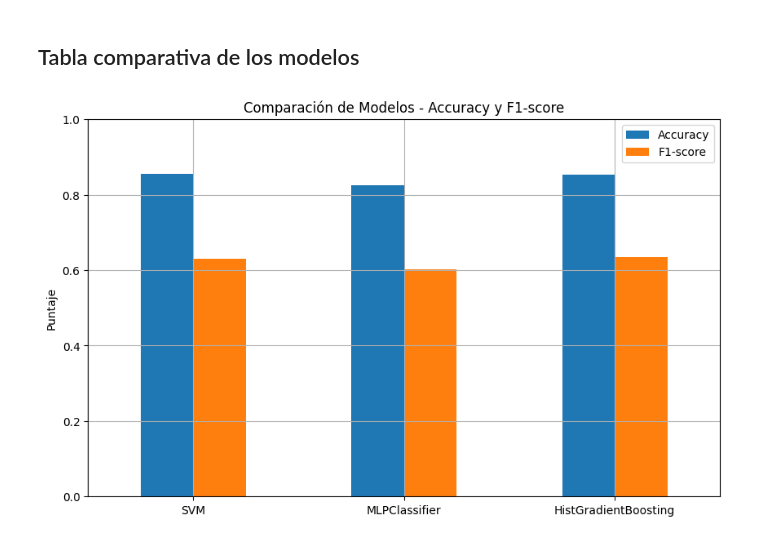
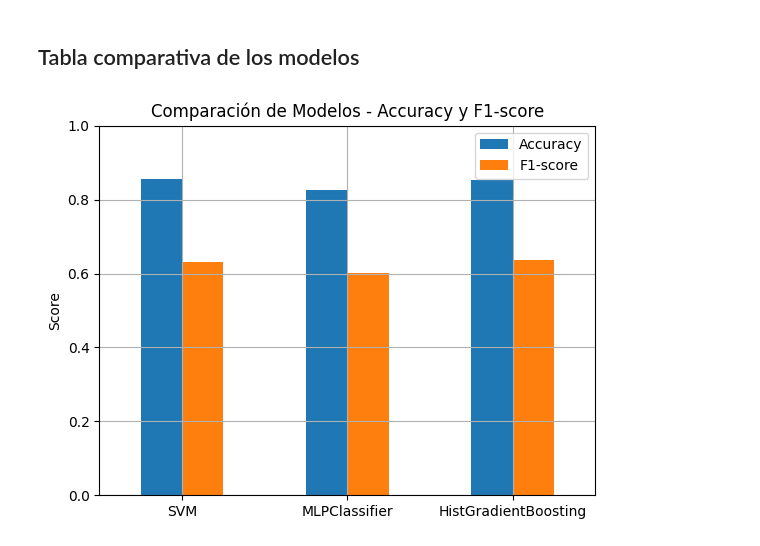
Before and after one commit to ruval195/Pattern_Recognition, a Jupyter notebook: Final_Proyect_Pattern_Recognition.ipynb, the cells around one changed output. Saved outputs shown, nothing was run; the diff lists cells and outputs as text; code cells hidden in the pictures.

```diff
--- a/Final_Proyect_Pattern_Recognition.ipynb
+++ b/Final_Proyect_Pattern_Recognition.ipynb
@@ -46,52 +47,43 @@ weatherAUS.csv.2    100%[===================>]  13.44M  64.1MB/s    in 0.2s
 # %% [markdown]
 ## Preprocesamiento de datos
 # %%
-
-# 1. Reducimos tamaño para rapidez
 df = df.sample(50000, random_state=42)
 
-# 2. Eliminamos columnas poco útiles
+# Eliminamos columnas inecesarias
 df = df.drop(['Date', 'Location'], axis=1)
 
-# 3. Quitamos filas con datos faltantes
+# Quitamos los N/A
 df = df.dropna()
-
-# 4. Separamos variables de entrada (X) y salida (y)
 X = df.drop('RainTomorrow', axis=1)
 y = df['RainTomorrow'].map({'No': 0, 'Yes': 1})
 
-# 5. Detectamos columnas numéricas y categóricas
+# Dividimos columnas numéricas y categóricas para procesarlas
 num_cols = X.select_dtypes(include=['float64', 'int64']).columns.tolist()
 cat_cols = X.select_dtypes(include=['object']).columns.tolist()
 
-# 6. Creamos un preprocesador
+# Preprocesacion
 preprocessor = ColumnTransformer([
     ('num', StandardScaler(), num_cols),
     ('cat', OneHotEncoder(handle_unknown='ignore'), cat_cols)
 ])
 
-# 7. Dividimos en entrenamiento y prueba
-X_train, X_test, y_train, y_test = train_test_split(
-    X, y, test_size=0.2, random_state=42
-)
+X_train, X_test, y_train, y_test = train_test_split(X, y, test_size=0.2, random_state=42)
 # %% [markdown]
 ## Busqueda de mejore hiperparámetros SVC
 # %%
-# Creamos un pipeline
 pipeline = Pipeline([
     ('prep', preprocessor),
     ('svm', SVC(kernel='rbf', probability=True))
 ])
 
-# Definimos parámetros para buscar
+# Parametros a testear
 param_grid = {
     'svm__C': [0.1, 1, 10],
     'svm__gamma': ['scale', 0.01, 0.1]
 }
-
-# Realizamos la búsqueda
 grid = GridSearchCV(pipeline, param_grid, cv=5, n_jobs=-1)
+start = time.time()
 grid.fit(X_train, y_train)
-
-print("Mejores parámetros para SVM:", grid.best_params_)
+end = time.time()
+print(f"Mejores parámetros para SVM:{grid.best_params_} en {end - start} seg")
 # %% [output]
@@ -228,12 +219,12 @@ Matriz de confusión:
 # %%
 resultados_df = pd.DataFrame(resultados).T
 
-resultados_df[['Accuracy', 'F1-score']].plot(kind='bar', figsize=(10,6))
+resultados_df[['Accuracy', 'F1-score']].plot(kind='bar')
 plt.title('Comparación de Modelos - Accuracy y F1-score')
-plt.ylabel('Puntaje')
+plt.ylabel('Score')
 plt.ylim(0,1)
 plt.grid(True)
 plt.xticks(rotation=0)
 plt.show()
 # %% [output]
-[figure, old version]
+[figure, new version]
```
Also changed, not shown: parts of 4 cells of this notebook.
